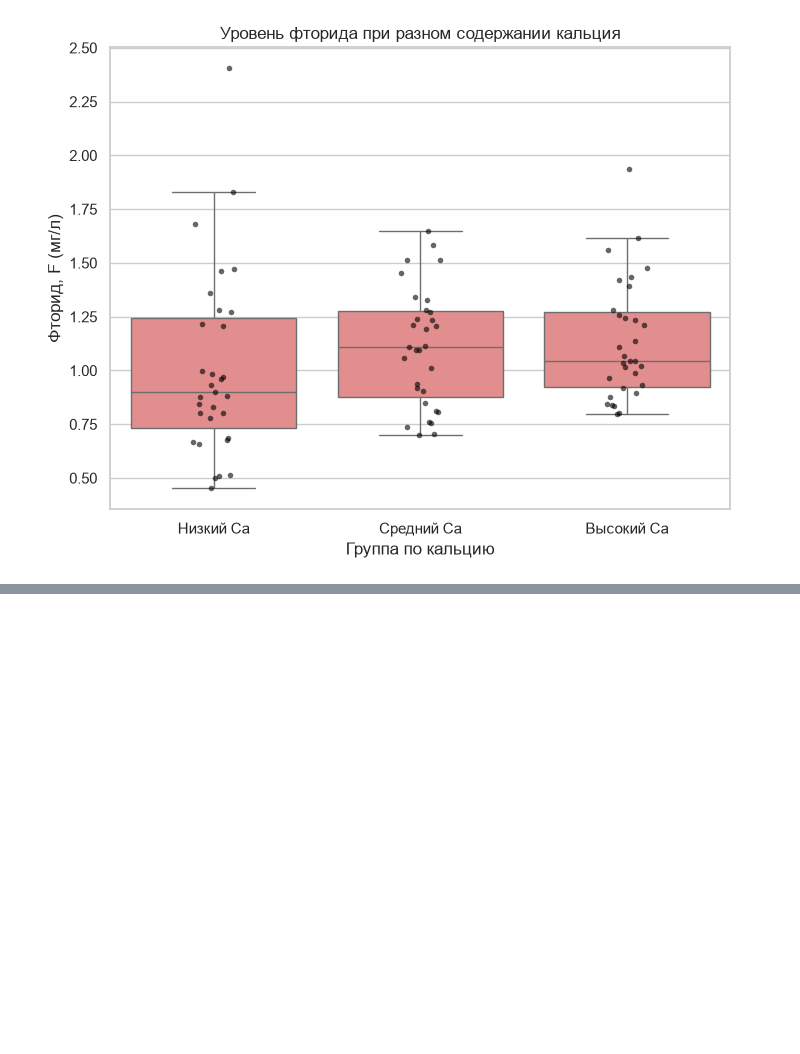
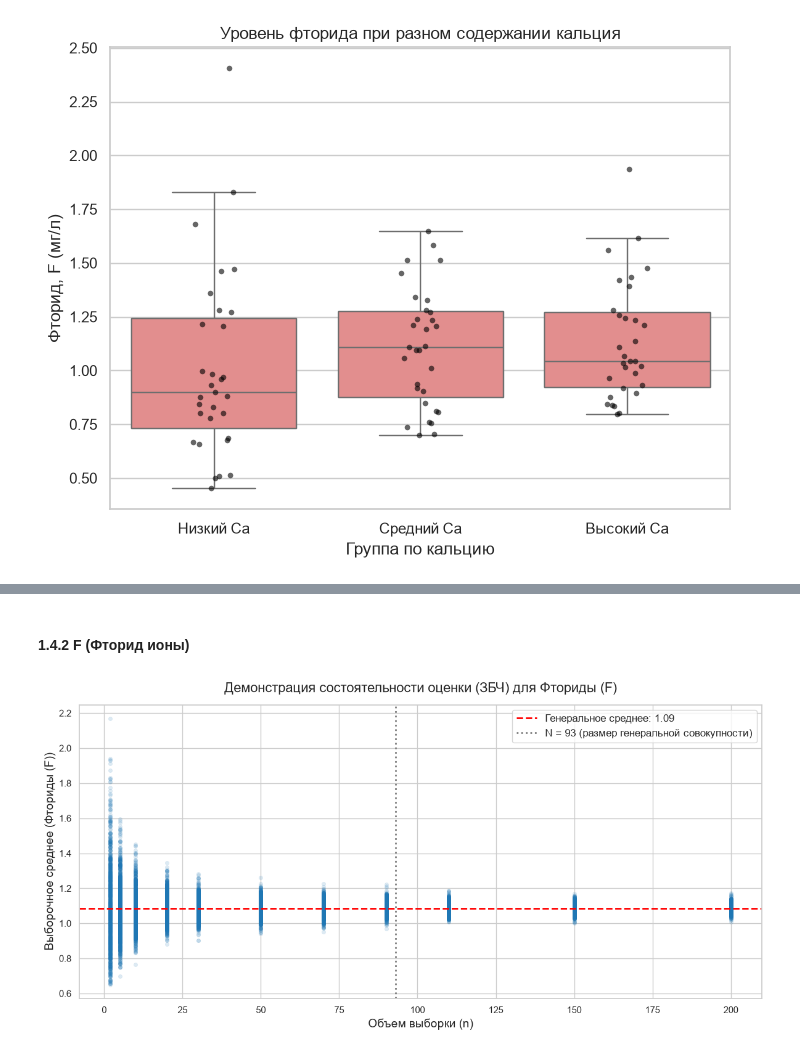
Before and after one commit to dasha1154/lab.stat, a Jupyter notebook: labwork.ipynb, the cells around one changed output, grey strips where cells are left out. Saved outputs shown, nothing was run; the diff lists cells and outputs as text; code cells hidden in the pictures; blank space fills up the shorter version.

```diff
--- a/labwork.ipynb
+++ b/labwork.ipynb
@@ -730,0 +788,6 @@ plt.show()
+# %% [markdown]
+#### 1.4.2 F (Фторид ионы)
+# %%
+simulate_lln(final_data['F'], name='Фториды (F)', color='#1f77b4')
+# %% [output]
+[figure, added]
```
Also changed, not shown: parts of 7 cells of this notebook.
